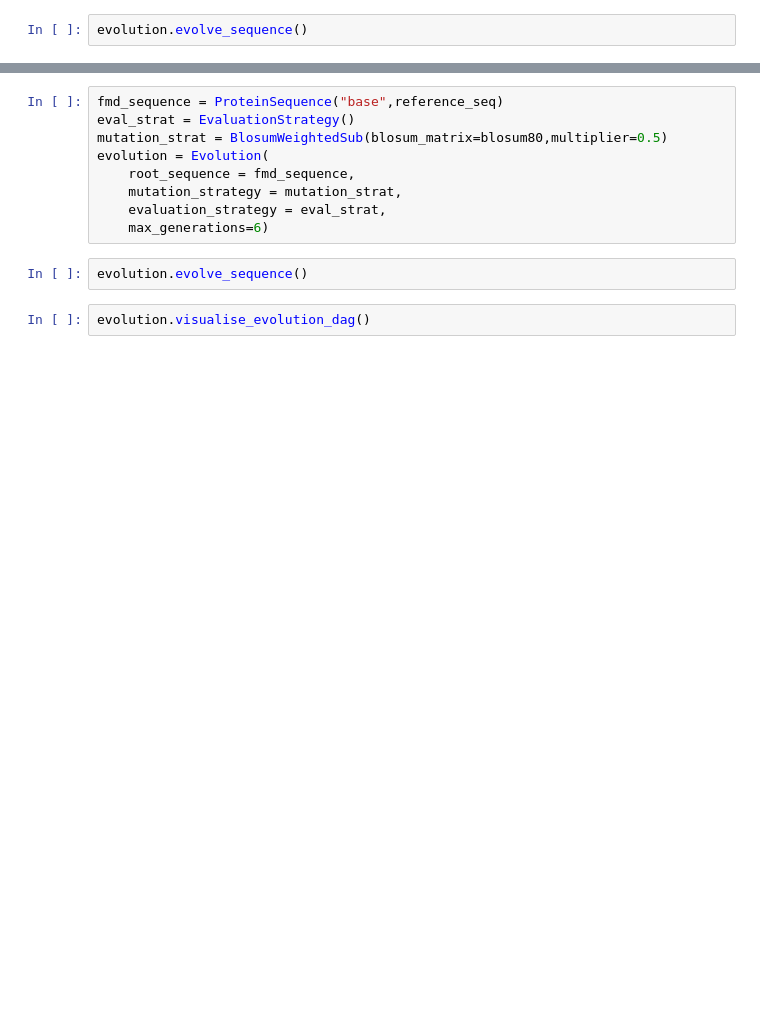
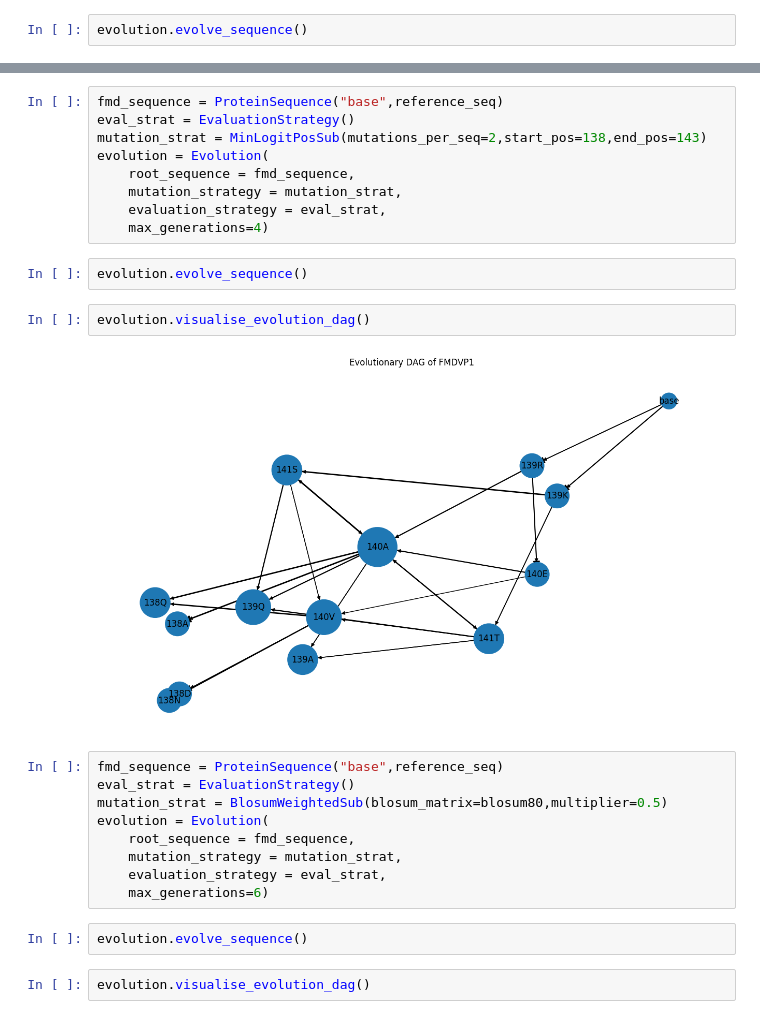
Before and after one commit to aubreyagub/esm2_for_fmdv, a Jupyter notebook: fmd_evolution/fmd.ipynb, the cells around one changed output, grey strips where cells are left out. Saved outputs shown, nothing was run; the diff lists cells and outputs as text; blank space fills up the shorter version.

```diff
--- a/fmd_evolution/fmd.ipynb
+++ b/fmd_evolution/fmd.ipynb
@@ -33,3 +33,18 @@ evolution.visualise_evolution_dag()
+# %%
+fmd_sequence = ProteinSequence("base",reference_seq)
+eval_strat = EvaluationStrategy()
+mutation_strat = MinLogitPosSub(mutations_per_seq=2,start_pos=138,end_pos=143)
+evolution = Evolution(
+    root_sequence = fmd_sequence,
+    mutation_strategy = mutation_strat,
+    evaluation_strategy = eval_strat,
+    max_generations=4)
+# %%
+evolution.evolve_sequence()
+# %%
+evolution.visualise_evolution_dag()
+# %% [output]
+[figure, added]
 # %%
 fmd_sequence = ProteinSequence("base",reference_seq)
 eval_strat = EvaluationStrategy()
```
Also changed, not shown: parts of 3 cells of this notebook, 2 other files.
